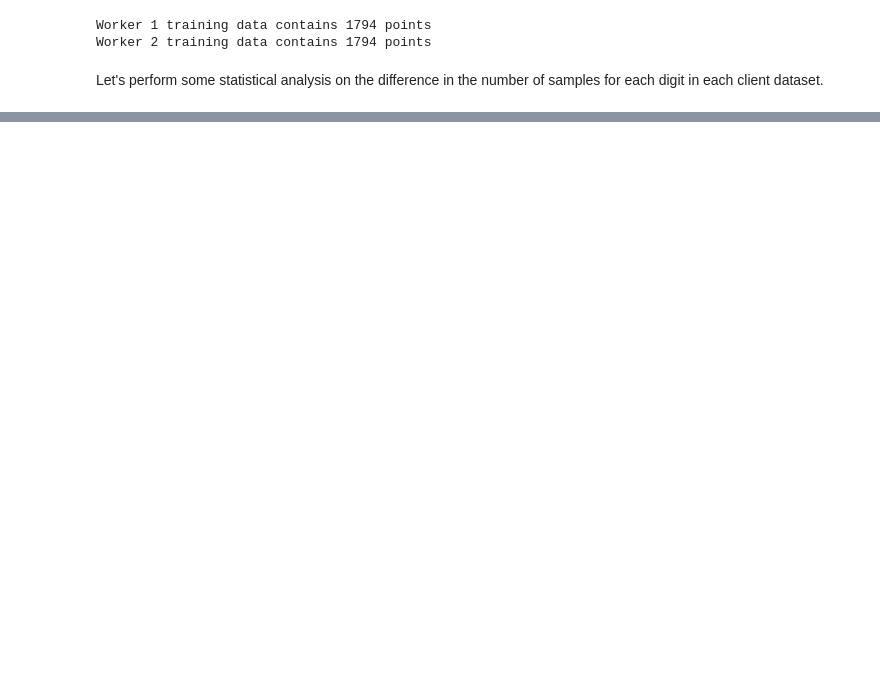
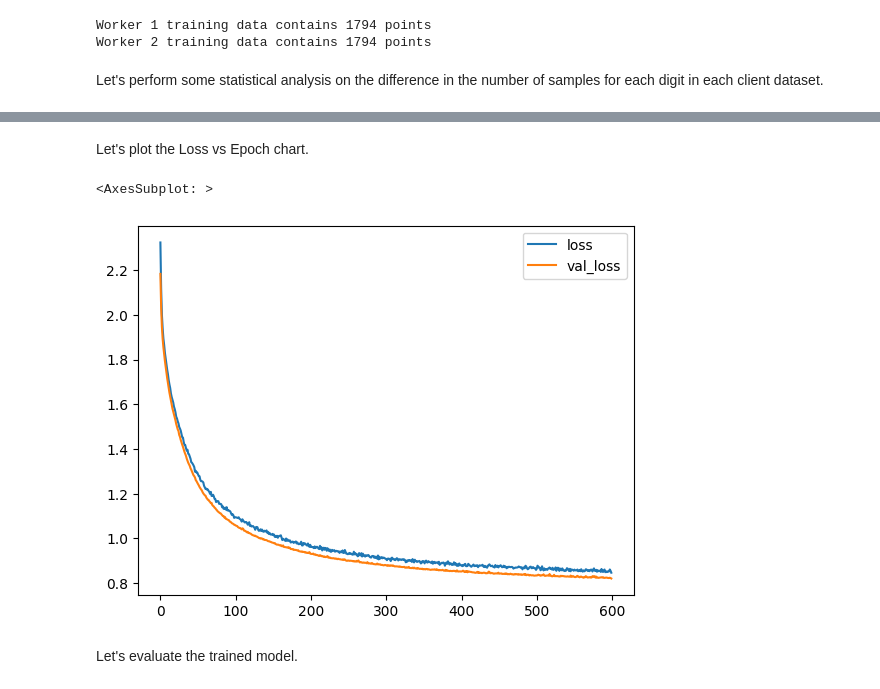
Before and after one commit to nepiskopos/simple_ids_with_flwr_iec104, a Jupyter notebook: Flower_IDS_IEC104_preprocessing.ipynb, the cells around one changed output, grey strips where cells are left out. Saved outputs shown, nothing was run; the diff lists cells and outputs as text; code cells hidden in the pictures; blank space fills up the shorter version.

```diff
--- a/Flower_IDS_IEC104_preprocessing.ipynb
+++ b/Flower_IDS_IEC104_preprocessing.ipynb
@@ -249,0 +287,3 @@ for i in range(n_workers):
+# %%
+y_cat_train = to_categorical(y_train)
+y_cat_test = to_categorical(y_test)
@@ -249,0 +292,9 @@ for i in range(n_workers):
+# %%
+model = tf.keras.models.Sequential([
+    tf.keras.layers.InputLayer(input_shape=(X_train.shape[1],)),
+    tf.keras.layers.Dense(units=50, activation='relu'),
+    tf.keras.layers.Dropout(0.2),
+    tf.keras.layers.Dense(units=y_cat_test.shape[1], activation='softmax')
+])
+
+model.compile(loss='categorical_crossentropy', optimizer='adam', metrics=['accuracy'])
@@ -249,0 +306,2 @@ for i in range(n_workers):
+# %%
+early_stop = EarlyStopping(monitor='val_loss', mode='min', verbose=1, patience=20)
@@ -249,0 +310,9 @@ for i in range(n_workers):
+# %%
+model.fit(x=X_train,
+          y=y_cat_train,
+          epochs=600,
+          validation_data=(X_test, y_cat_test),
+          verbose=1,
+          batch_size=64,
+          callbacks=[early_stop]
+          )
@@ -249,0 +338,10 @@ for i in range(n_workers):
+# %% [markdown]
+Let's plot the Loss vs Epoch chart.
+# %%
+model_loss = pd.DataFrame(model.history.history)
+model_loss[['loss','val_loss']].plot()
+# %% [output]
+<AxesSubplot: >
+[figure, added]
+# %% [markdown]
+Let's evaluate the trained model.
```
Also changed, not shown: parts of 27 cells of this notebook, 4 other files.
